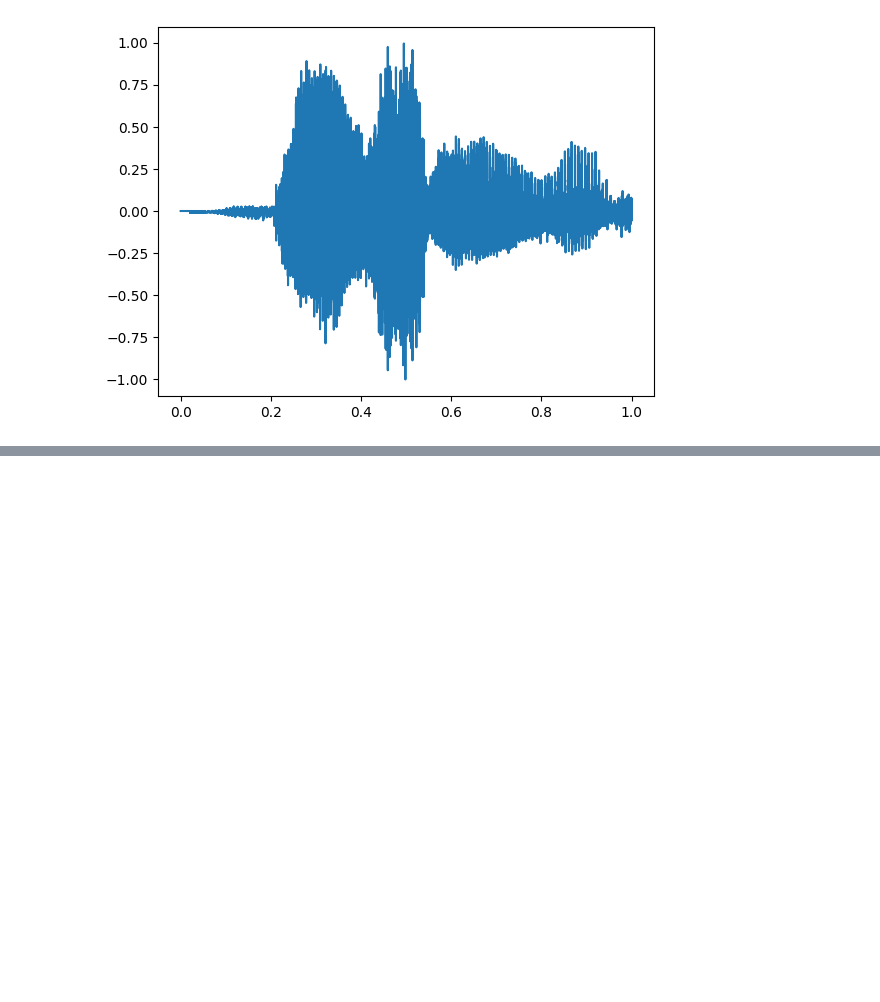
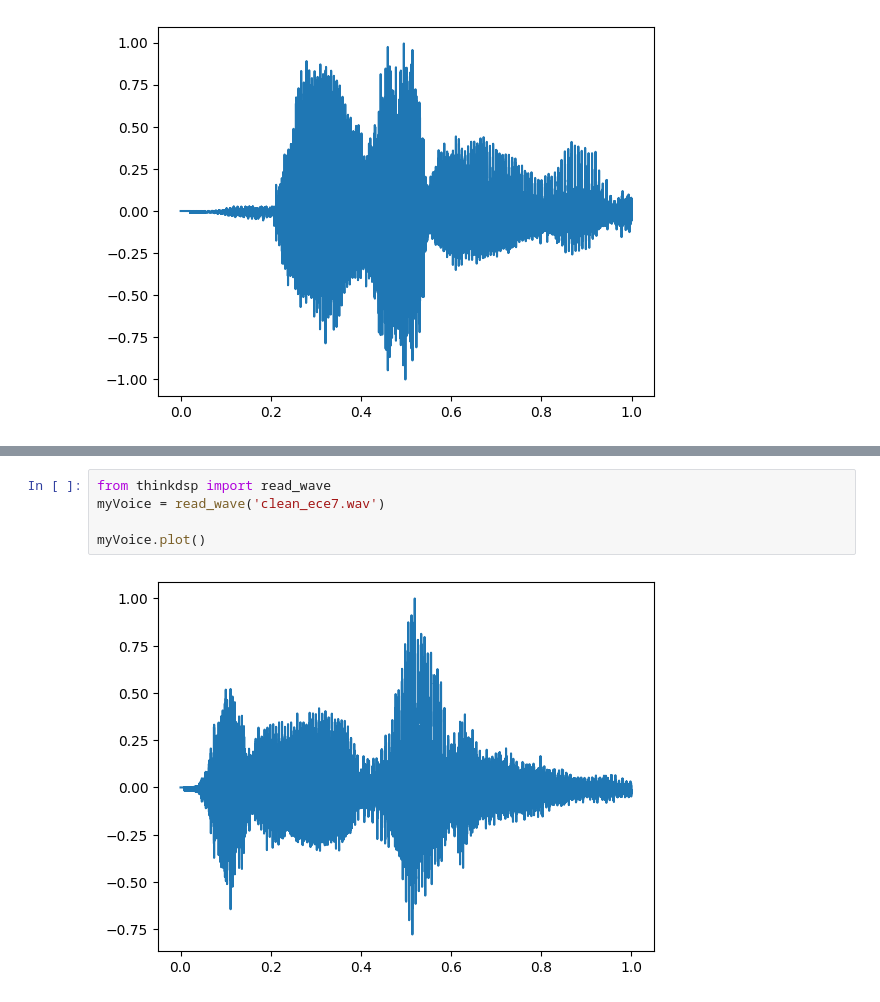
Before and after one commit to renzperit11/DSP, a Jupyter notebook: audio_recognition_project/cleanAudiofile.ipynb, the cells around one changed output, grey strips where cells are left out. Cells and saved outputs as stored; diff of their text form; blank space fills up the shorter version.

```diff
--- a/audio_recognition_project/cleanAudiofile.ipynb
+++ b/audio_recognition_project/cleanAudiofile.ipynb
@@ -266,0 +304,7 @@ myVoice.plot()
+# %%
+from thinkdsp import read_wave
+myVoice = read_wave('clean_ece7.wav')
+
+myVoice.plot()
+# %% [output]
+[figure, added]
```
Also changed, not shown: parts of 2 cells of this notebook.
